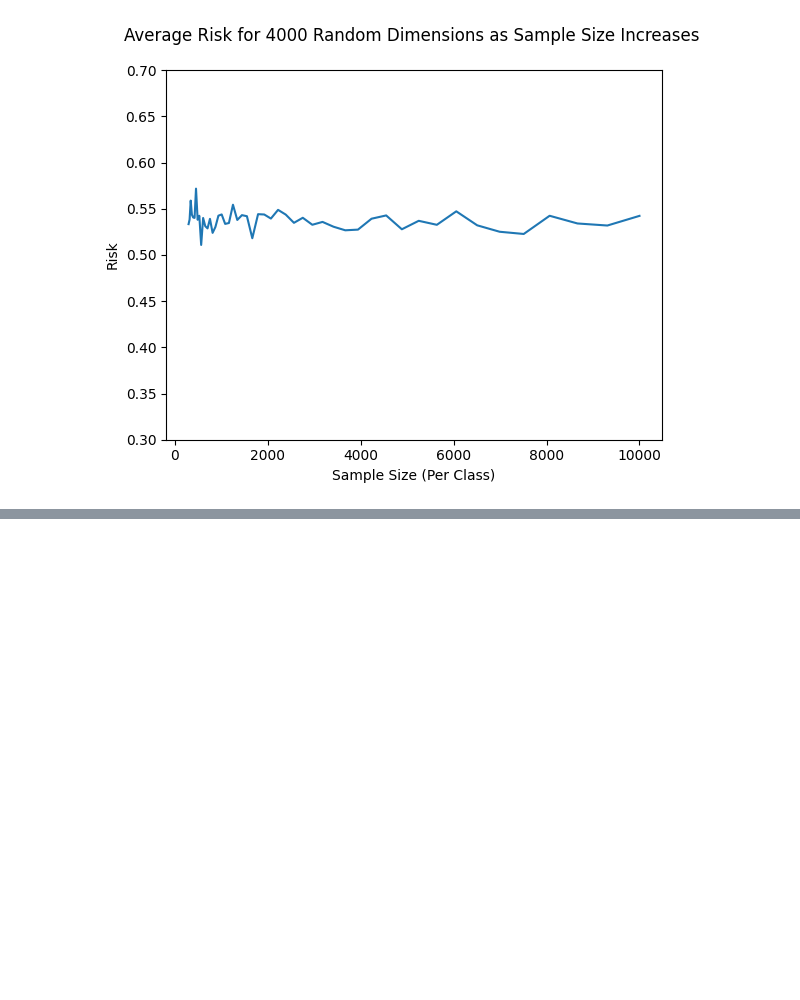
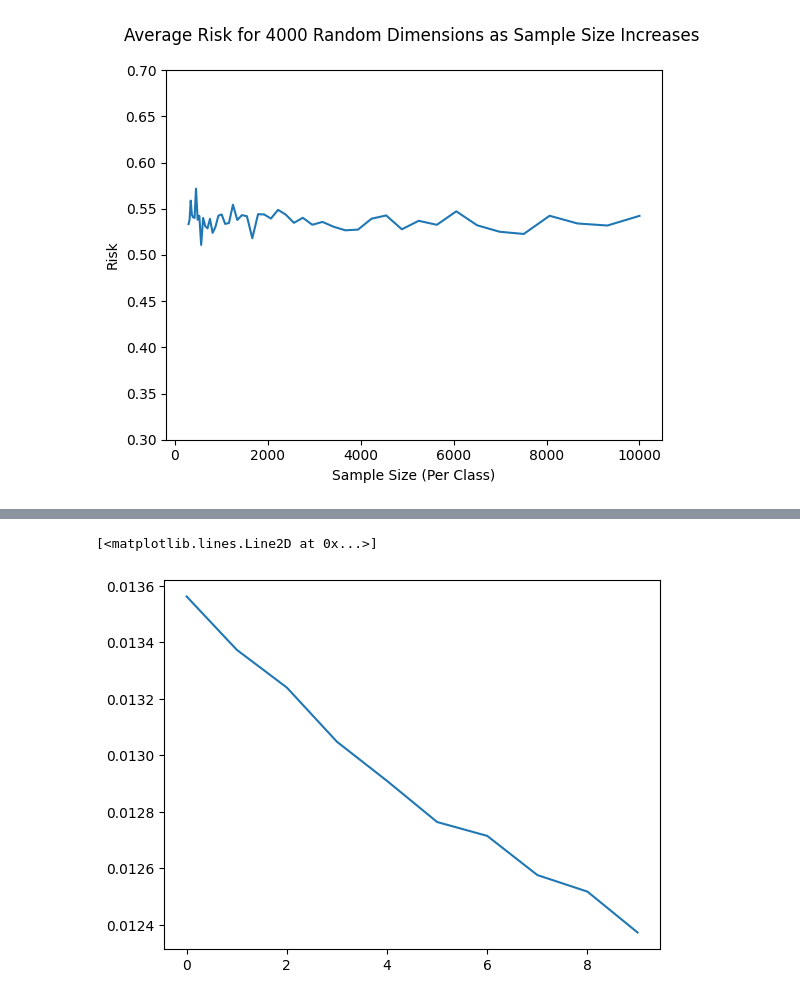
Before and after one commit to chenjoshua7/chenjoshua7.github.io, a Jupyter notebook: notebooks/cod.ipynb, the cells around one changed output, grey strips where cells are left out. Saved outputs shown, nothing was run; the diff lists cells and outputs as text; code cells hidden in the pictures; blank space fills up the shorter version.

```diff
--- a/notebooks/cod.ipynb
+++ b/notebooks/cod.ipynb
@@ -86,0 +114,5 @@ plt.show()
+# %%
+plt.plot(pca.explained_variance_ratio_[:10])
+# %% [output]
+[<matplotlib.lines.Line2D at 0x...>]
+[figure, added]
```
Also changed, not shown: parts of 17 cells of this notebook, 5 other files.
